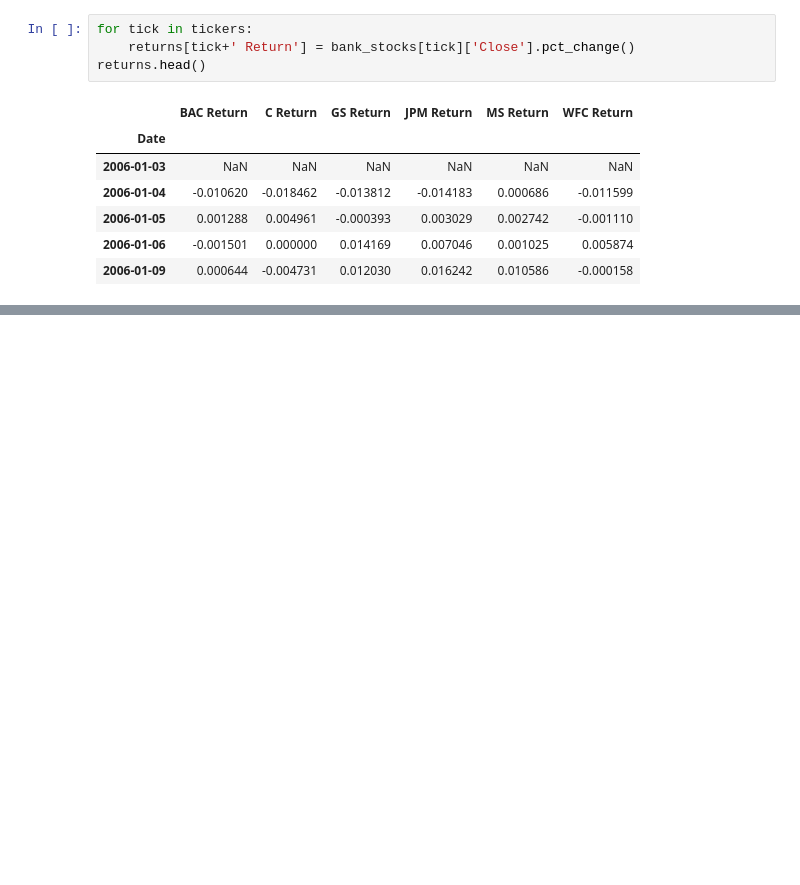
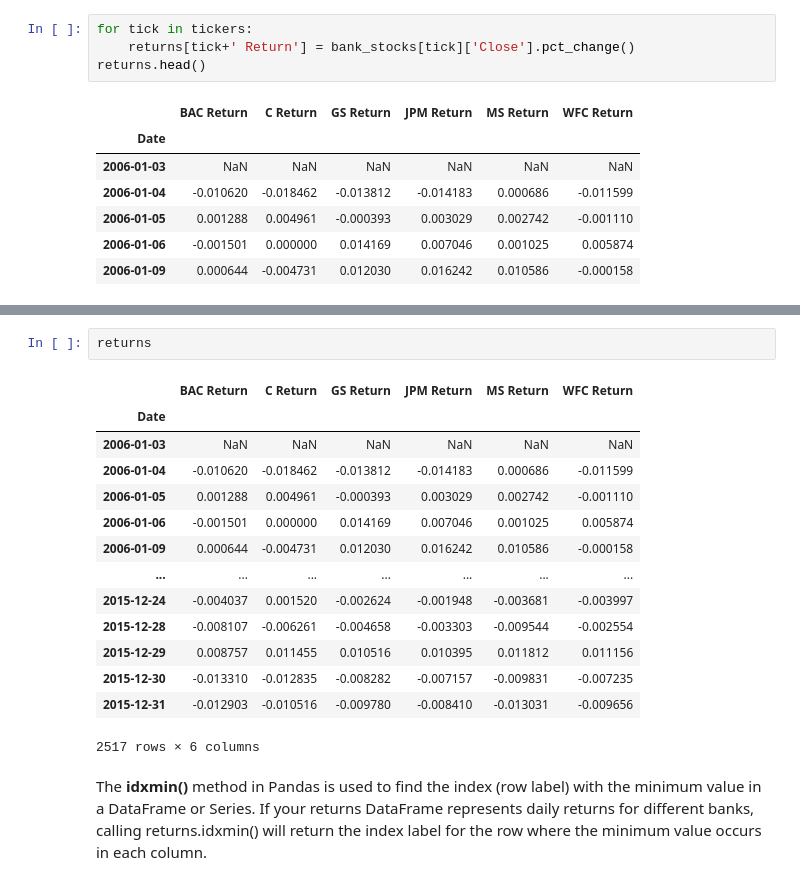
Before and after one commit to SiddheshDaphane/Finance-Data-Project, a Jupyter notebook: finance_project.ipynb, the cells around one changed output, grey strips where cells are left out. Cells and saved outputs as stored; diff of their text form; blank space fills up the shorter version.

Commit message:
Finance Data Analysis

```diff
--- a/finance_project.ipynb
+++ b/finance_project.ipynb
@@ -213,0 +220,19 @@ returns.head()
+# %%
+returns
+# %% [output]
+|  | BAC Return | C Return | GS Return | JPM Return | MS Return | WFC Return |
+| Date |  |  |  |  |  |  |
+| 2006-01-03 | NaN | NaN | NaN | NaN | NaN | NaN |
+| 2006-01-04 | -0.010620 | -0.018462 | -0.013812 | -0.014183 | 0.000686 | -0.011599 |
+| 2006-01-05 | 0.001288 | 0.004961 | -0.000393 | 0.003029 | 0.002742 | -0.001110 |
+| 2006-01-06 | -0.001501 | 0.000000 | 0.014169 | 0.007046 | 0.001025 | 0.005874 |
+| 2006-01-09 | 0.000644 | -0.004731 | 0.012030 | 0.016242 | 0.010586 | -0.000158 |
+| ... | ... | ... | ... | ... | ... | ... |
+| 2015-12-24 | -0.004037 | 0.001520 | -0.002624 | -0.001948 | -0.003681 | -0.003997 |
+| 2015-12-28 | -0.008107 | -0.006261 | -0.004658 | -0.003303 | -0.009544 | -0.002554 |
+| 2015-12-29 | 0.008757 | 0.011455 | 0.010516 | 0.010395 | 0.011812 | 0.011156 |
+| 2015-12-30 | -0.013310 | -0.012835 | -0.008282 | -0.007157 | -0.009831 | -0.007235 |
+| 2015-12-31 | -0.012903 | -0.010516 | -0.009780 | -0.008410 | -0.013031 | -0.009656 |
+2517 rows × 6 columns
+# %% [markdown]
+The **idxmin()** method in Pandas is used to find the index (row label) with the minimum value in a DataFrame or Series. If your returns DataFrame represents daily returns for different banks, calling returns.idxmin() will return the index label for the row where the minimum value occurs in each column.
```
Also changed, not shown: parts of 4 cells of this notebook.
